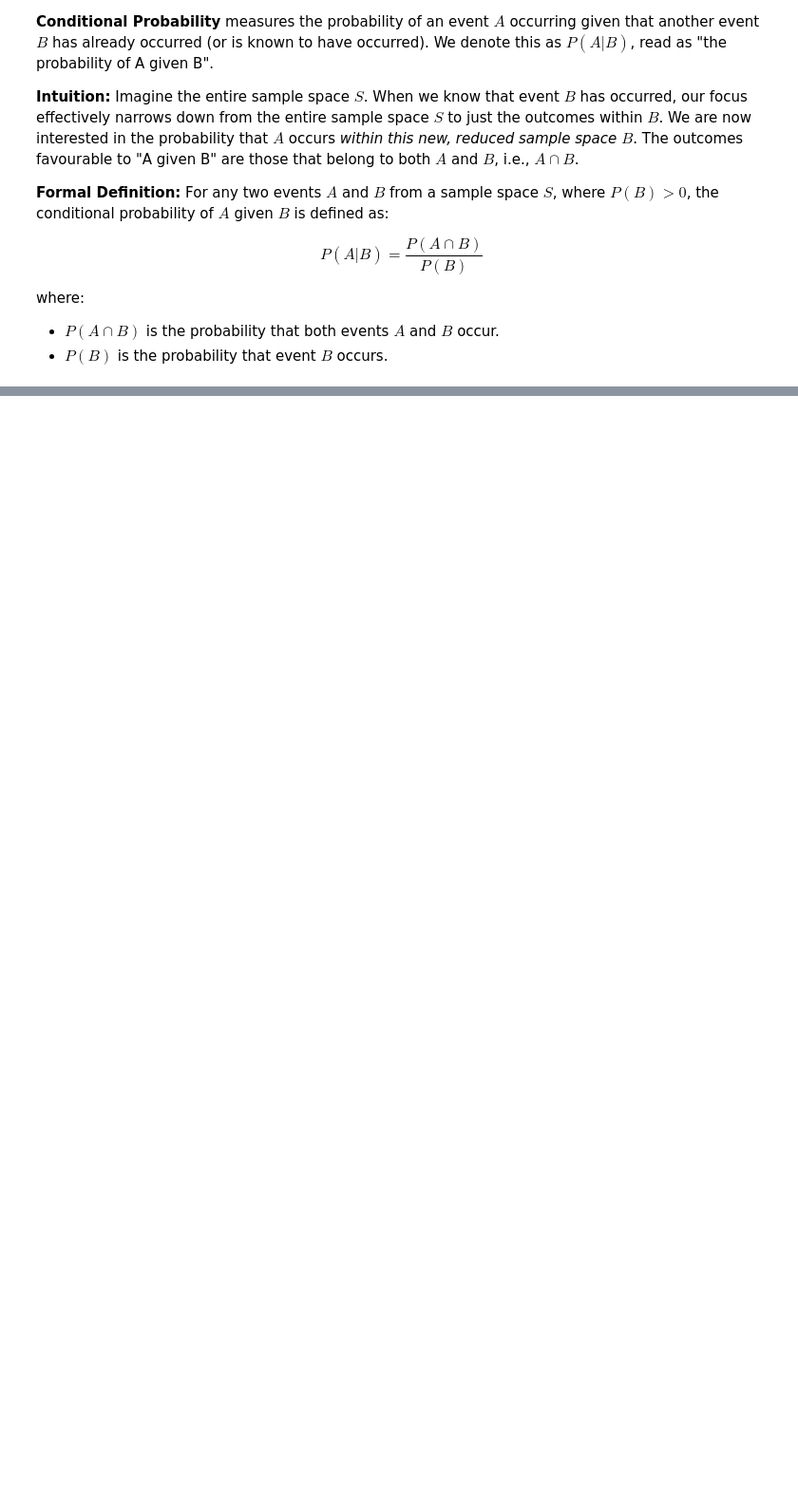
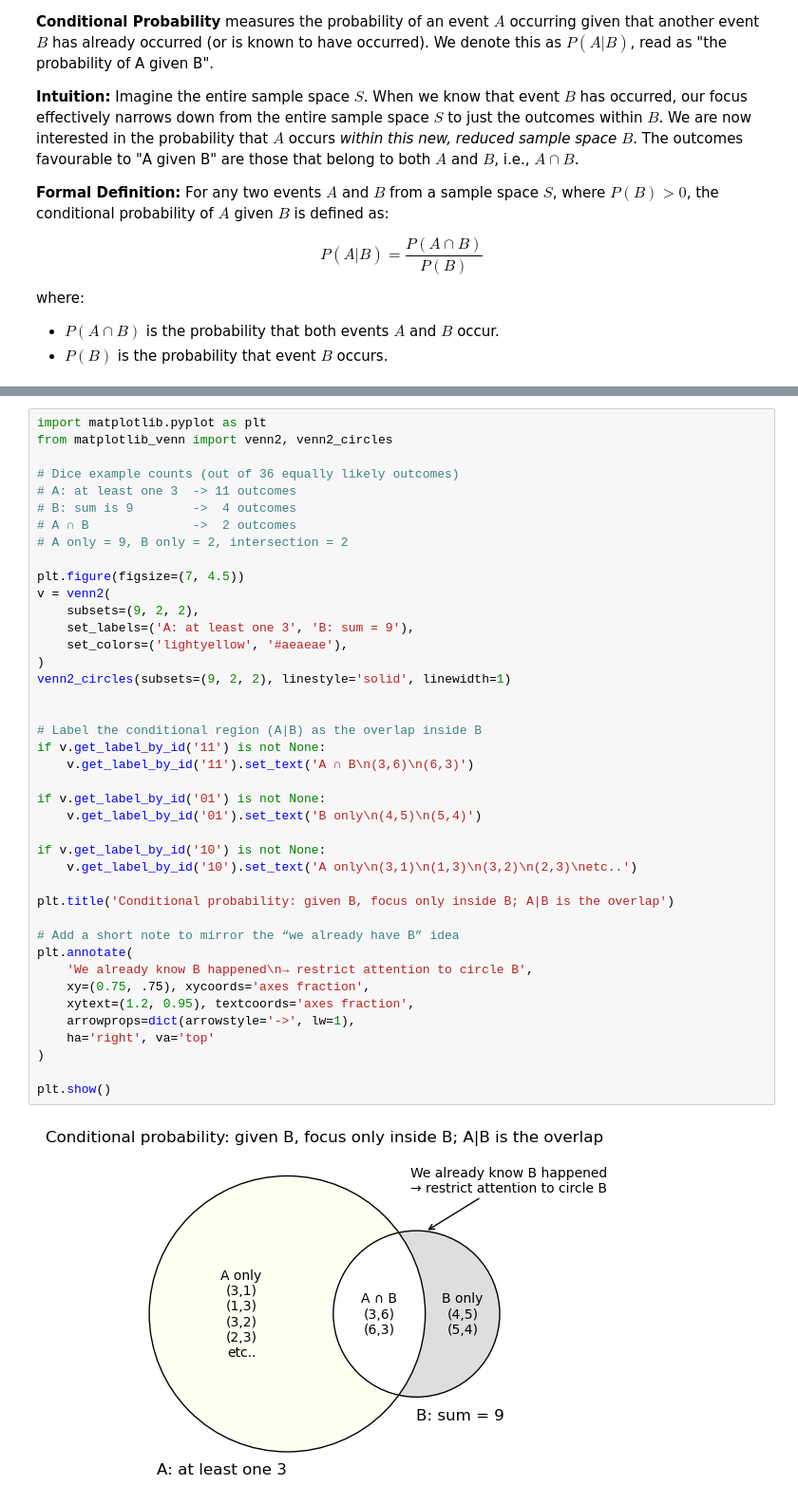
Before and after one commit to snowch/learn_probability, a Jupyter notebook: chapter_04.ipynb, the cells around one changed output, grey strips where cells are left out. Shown at 95% size. Cells and saved outputs as stored; diff of their text form; blank space fills up the shorter version.

```diff
--- a/chapter_04.ipynb
+++ b/chapter_04.ipynb
@@ -77 +103,44 @@ plt.show()
+# %%
+import matplotlib.pyplot as plt
+from matplotlib_venn import venn2, venn2_circles
+
+# Dice example counts (out of 36 equally likely outcomes)
+# A: at least one 3  -> 11 outcomes
+# B: sum is 9        ->  4 outcomes
+# A ∩ B              ->  2 outcomes
+# A only = 9, B only = 2, intersection = 2
+
+plt.figure(figsize=(7, 4.5))
+v = venn2(
+    subsets=(9, 2, 2),
+    set_labels=('A: at least one 3', 'B: sum = 9'),
+    set_colors=('lightyellow', '#aeaeae'),
+)
+venn2_circles(subsets=(9, 2, 2), linestyle='solid', linewidth=1)
+
+
+# Label the conditional region (A|B) as the overlap inside B
+if v.get_label_by_id('11') is not None:
+    v.get_label_by_id('11').set_text('A ∩ B\n(3,6)\n(6,3)')
+
+if v.get_label_by_id('01') is not None:
+    v.get_label_by_id('01').set_text('B only\n(4,5)\n(5,4)')
+
+if v.get_label_by_id('10') is not None:
+    v.get_label_by_id('10').set_text('A only\n(3,1)\n(1,3)\n(3,2)\n(2,3)\netc..')
+
+plt.title('Conditional probability: given B, focus only inside B; A|B is the overlap')
+
+# Add a short note to mirror the “we already have B” idea
+plt.annotate(
+    'We already know B happened\n→ restrict attention to circle B',
+    xy=(0.75, .75), xycoords='axes fraction',
+    xytext=(1.2, 0.95), textcoords='axes fraction',
+    arrowprops=dict(arrowstyle='->', lw=1),
+    ha='right', va='top'
+)
+
+plt.show()
+# %% [output]
+[figure, added]
 # %% [markdown]
```
Also changed, not shown: parts of 2 cells of this notebook.
